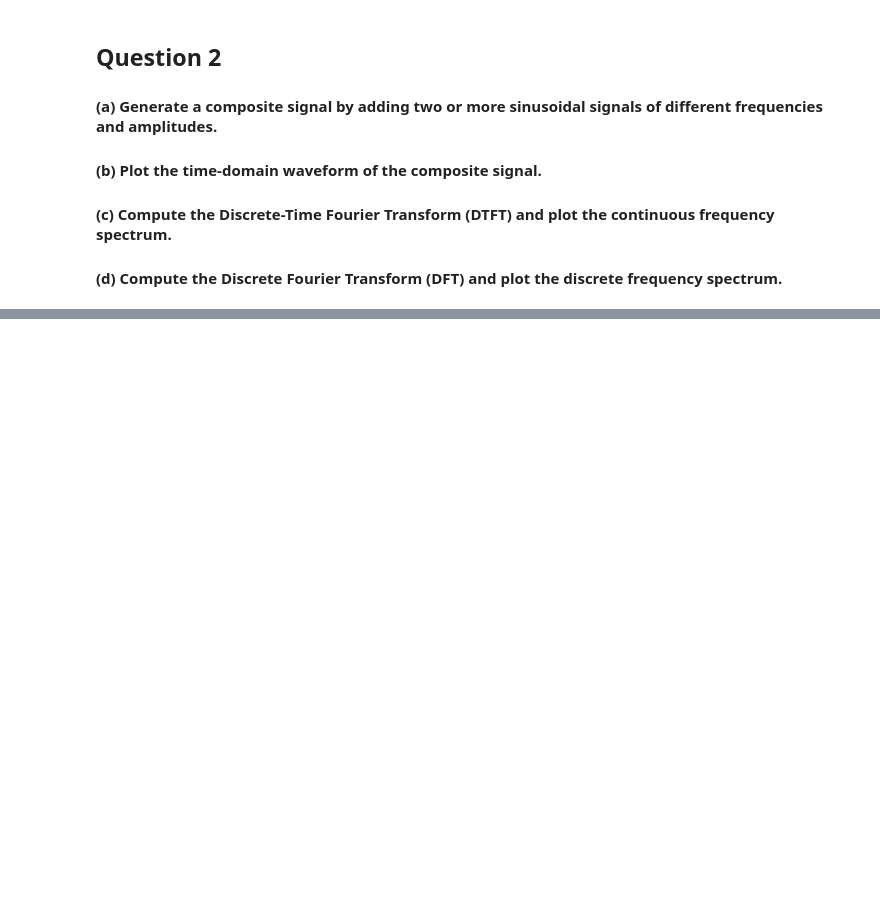
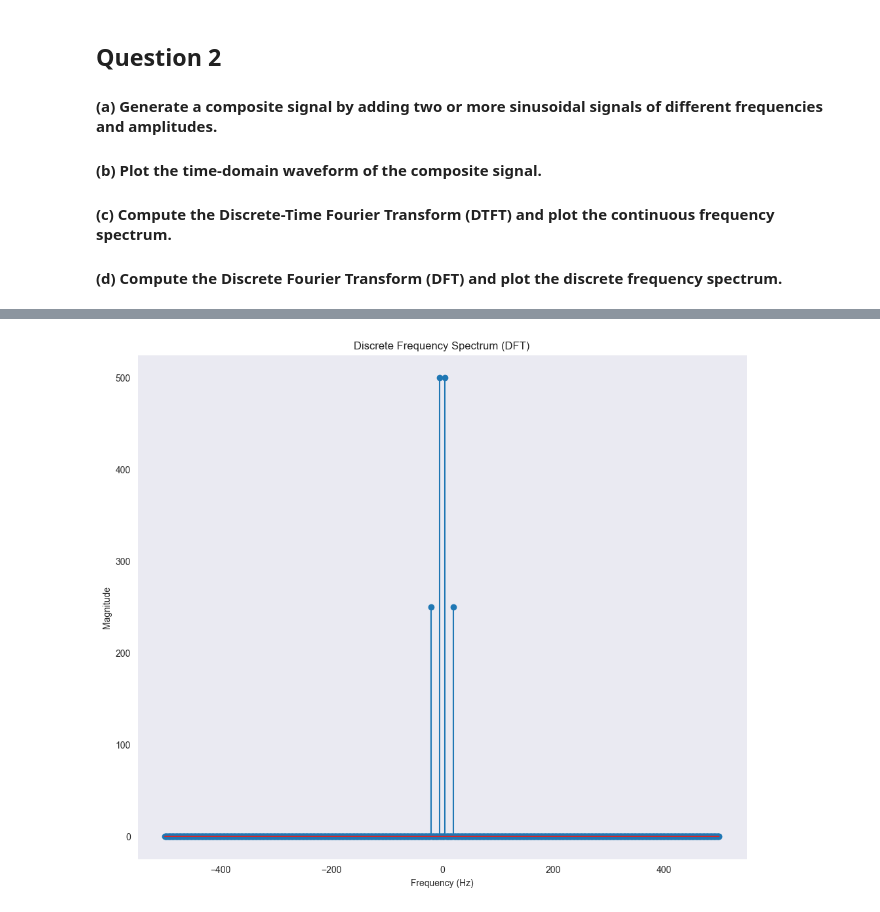
Before and after one commit to noelmt7/Speech_Recognition, a Jupyter notebook: LAB 2/2348538_LAB2.ipynb, the cells around one changed output, grey strips where cells are left out. Saved outputs shown, nothing was run; the diff lists cells and outputs as text; code cells hidden in the pictures; blank space fills up the shorter version.

```diff
--- a/LAB 2/2348538_LAB2.ipynb
+++ b/LAB 2/2348538_LAB2.ipynb
@@ -78,0 +166,12 @@ plt.show()
+# %%
+dft = np.fft.fft(composite_signal)
+
+plt.figure(figsize=(12,10))
+plt.stem(f, np.abs(dft))
+plt.title('Discrete Frequency Spectrum (DFT)')
+plt.xlabel('Frequency (Hz)')
+plt.ylabel('Magnitude')
+plt.grid()
+plt.show()
+# %% [output]
+[figure, added]
```
Also changed, not shown: parts of 20 cells of this notebook.
